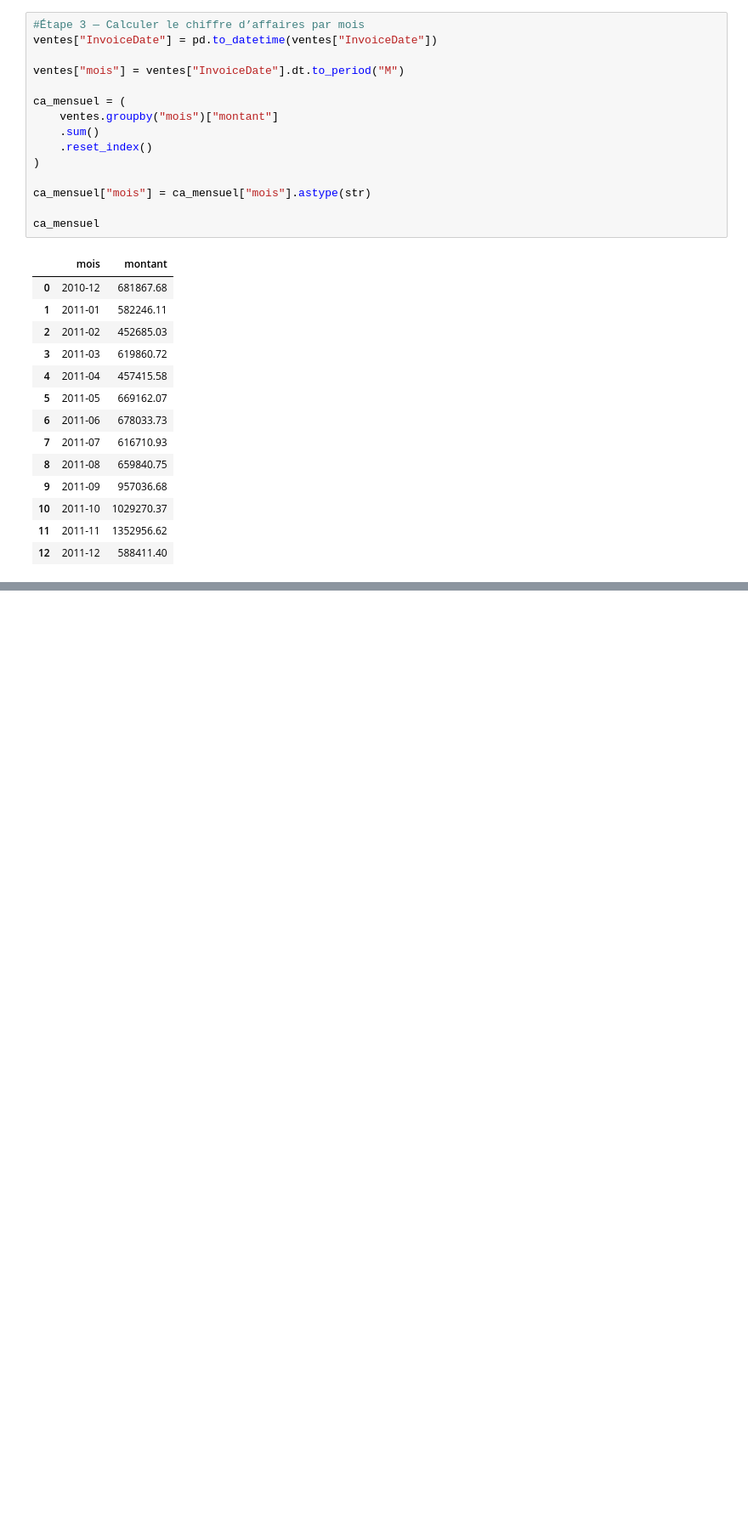
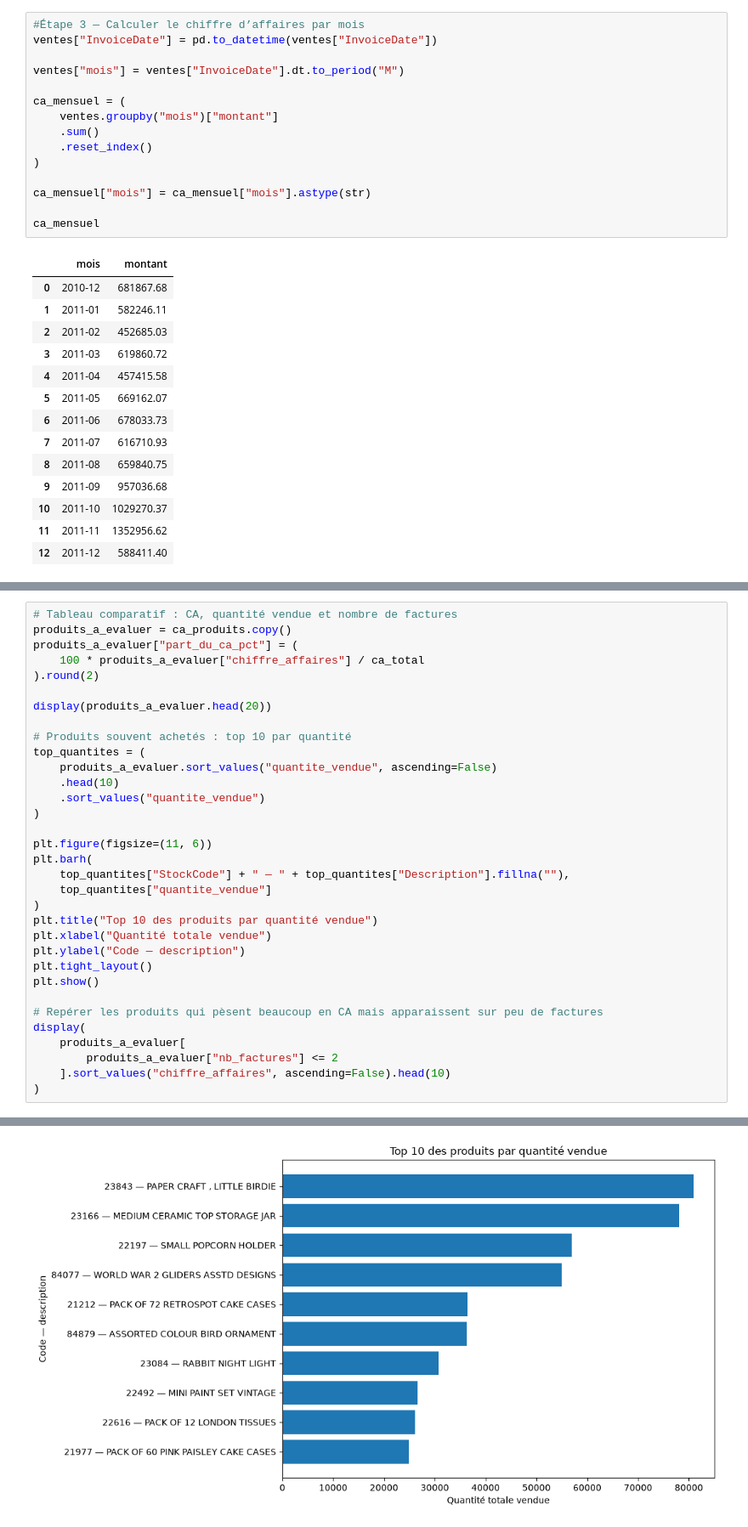
Before and after one commit to RouahiOussema/Retail-Sales-Analytics-BI, a Jupyter notebook: NoteBooks/01_exploration.ipynb, the cells around one changed output, grey strips where cells are left out. Shown at 85% size. Cells and saved outputs as stored; diff of their text form; blank space fills up the shorter version.

```diff
--- a/NoteBooks/01_exploration.ipynb
+++ b/NoteBooks/01_exploration.ipynb
@@ -513,0 +610,34 @@ Mois avec le CA le plus faible :
+# %%
+# Tableau comparatif : CA, quantité vendue et nombre de factures
+produits_a_evaluer = ca_produits.copy()
+produits_a_evaluer["part_du_ca_pct"] = (
+    100 * produits_a_evaluer["chiffre_affaires"] / ca_total
+).round(2)
+
+display(produits_a_evaluer.head(20))
+
+# Produits souvent achetés : top 10 par quantité
+top_quantites = (
+    produits_a_evaluer.sort_values("quantite_vendue", ascending=False)
+    .head(10)
+    .sort_values("quantite_vendue")
+)
+
+plt.figure(figsize=(11, 6))
+plt.barh(
+    top_quantites["StockCode"] + " — " + top_quantites["Description"].fillna(""),
+    top_quantites["quantite_vendue"]
+)
+plt.title("Top 10 des produits par quantité vendue")
+plt.xlabel("Quantité totale vendue")
+plt.ylabel("Code — description")
+plt.tight_layout()
+plt.show()
+
+# Repérer les produits qui pèsent beaucoup en CA mais apparaissent sur peu de factures
+display(
+    produits_a_evaluer[
+        produits_a_evaluer["nb_factures"] <= 2
+    ].sort_values("chiffre_affaires", ascending=False).head(10)
+)
+# %% [output]
@@ -513,0 +661 @@ Mois avec le CA le plus faible :
+[figure, added]
```
Also changed, not shown: parts of 35 cells of this notebook.
